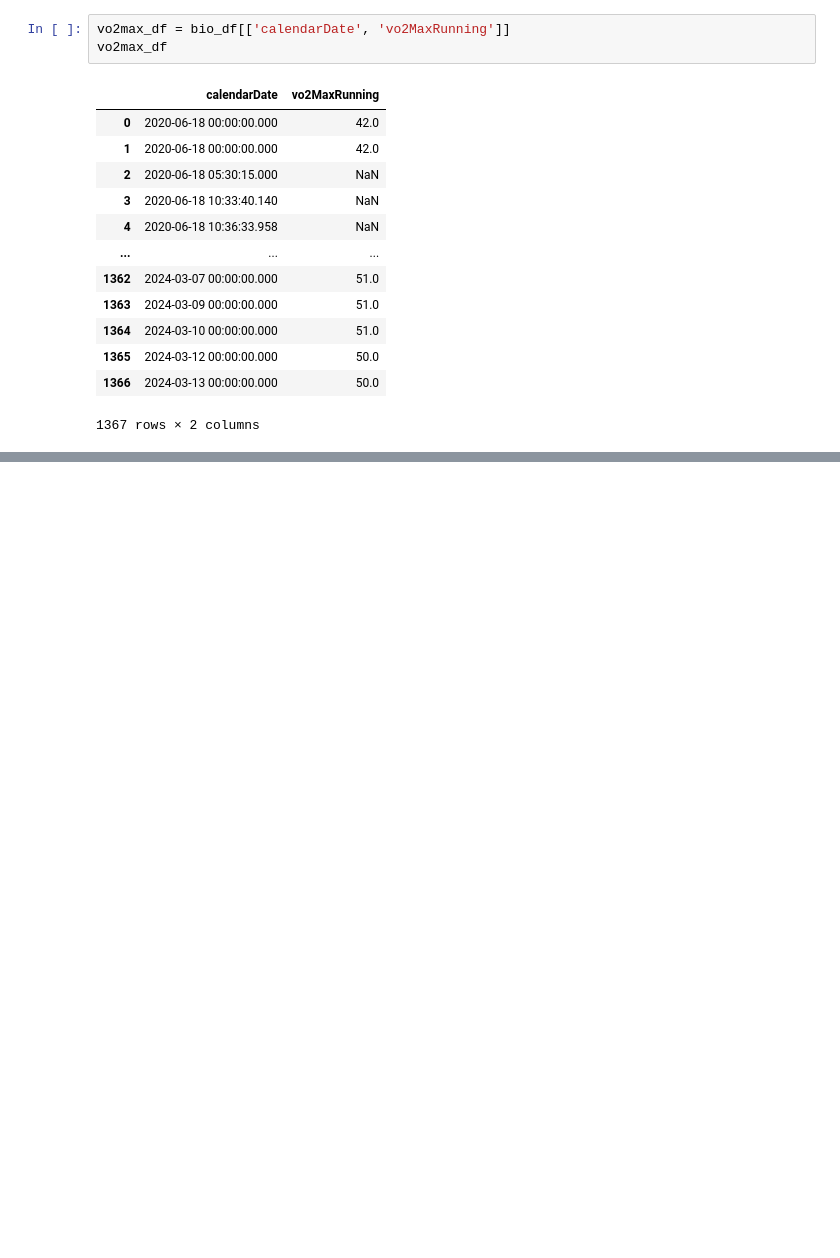
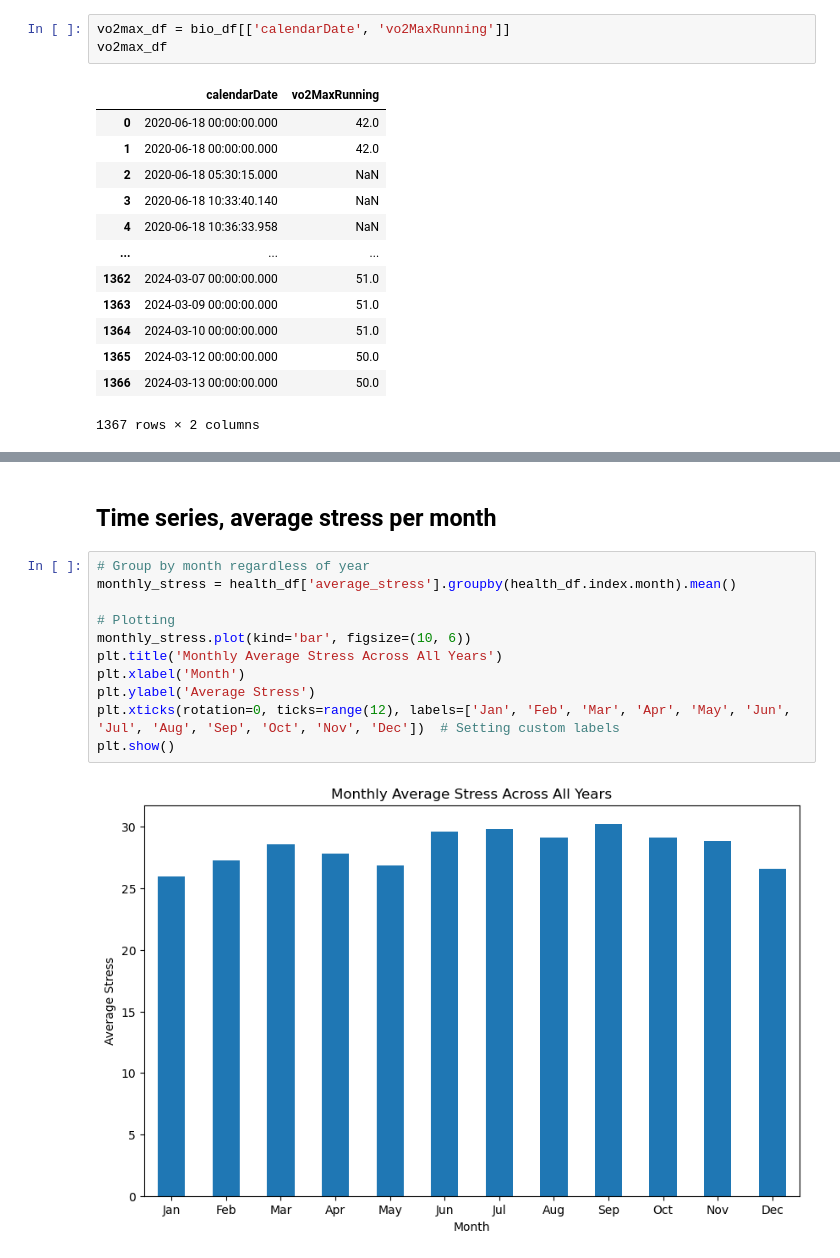
Before and after one commit to cats-and-the-city/playground, a Jupyter notebook: GarminDataStressWellnessActivities.ipynb, the cells around one changed output, grey strips where cells are left out. Drawn from its saved outputs; the diff is of its cells as text; blank space fills up the shorter version.

```diff
--- a/GarminDataStressWellnessActivities.ipynb
+++ b/GarminDataStressWellnessActivities.ipynb
@@ -217,0 +346,15 @@ focus_agg_df[['allDayStress_aggregatorList']]
+# %% [markdown]
+## Time series, average stress per month
+# %%
+# Group by month regardless of year
+monthly_stress = health_df['average_stress'].groupby(health_df.index.month).mean()
+
+# Plotting
+monthly_stress.plot(kind='bar', figsize=(10, 6))
+plt.title('Monthly Average Stress Across All Years')
+plt.xlabel('Month')
+plt.ylabel('Average Stress')
+plt.xticks(rotation=0, ticks=range(12), labels=['Jan', 'Feb', 'Mar', 'Apr', 'May', 'Jun', 'Jul', 'Aug', 'Sep', 'Oct', 'Nov', 'Dec'])  # Setting custom labels
+plt.show()
+# %% [output]
+[figure, added]
```
Also changed, not shown: parts of 27 cells of this notebook.
